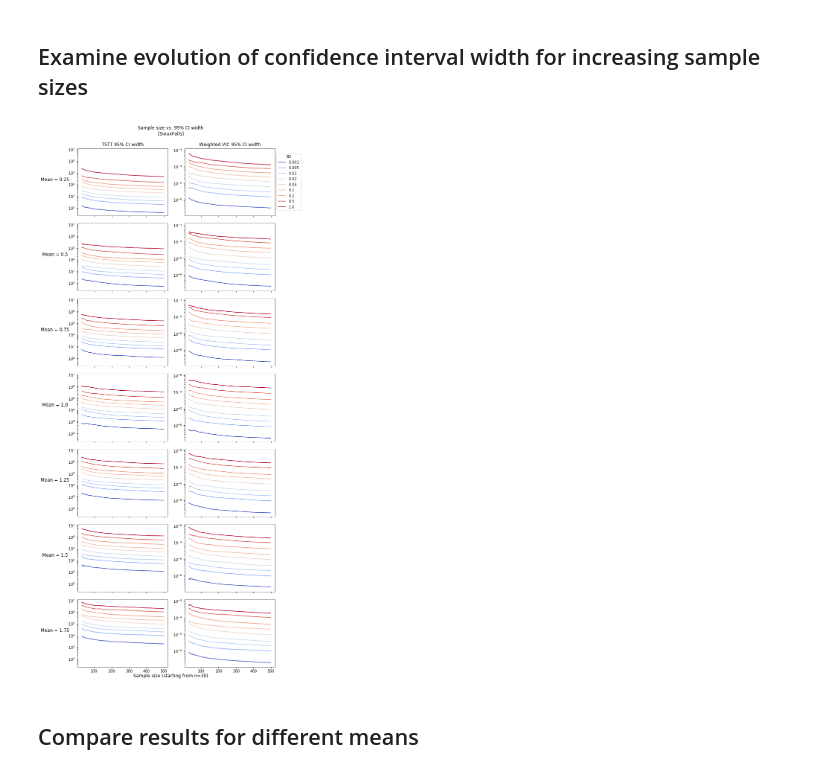
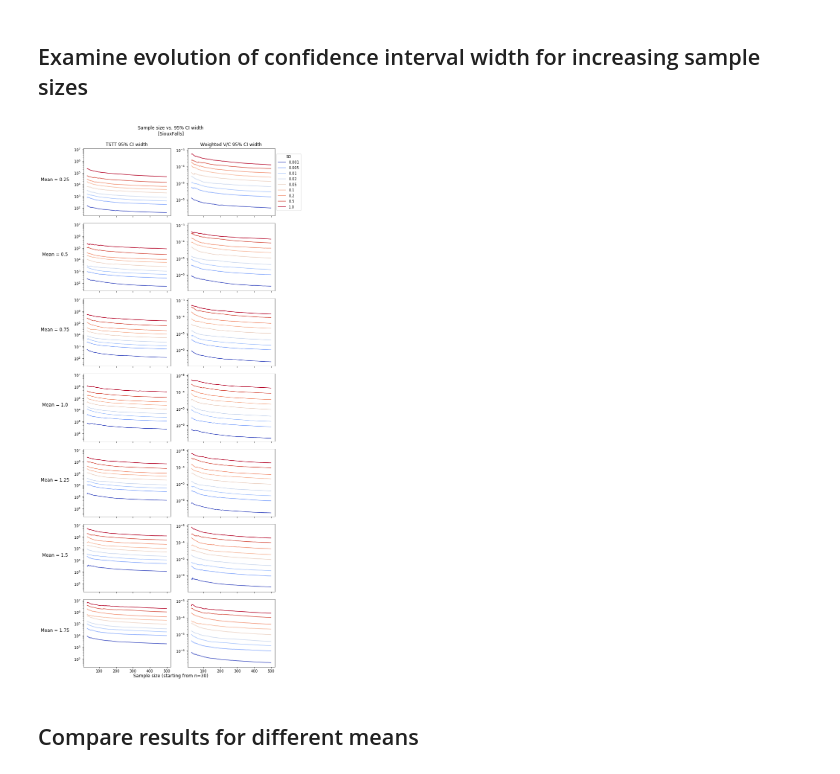
Before and after one commit to CarlinLiao/od-perturbation, a Jupyter notebook: automation.ipynb, the cells around one changed output. Saved outputs shown, nothing was run; the diff lists cells and outputs as text; code cells hidden in the pictures.

```diff
--- a/automation.ipynb
+++ b/automation.ipynb
@@ -198,35 +198,35 @@ def plot_ci_width_evo(df_ci_evo, net, plotFilename=None):
     means = df_ci_evo['mean'].unique()
     means.sort()
     sds = df_ci_evo['sd'].unique()
     sds.sort()
 
     cm = plt.get_cmap('coolwarm')
 
     fig, axes = plt.subplots(nrows=len(means), ncols=2, sharex=True, sharey='col', figsize=(10,len(means)*3))
     x = range(29,n)
     axes[0][0].set_title('TSTT 95% CI width')
     axes[0][1].set_title('Weighted V/C 95% CI width')
     for i,mean in enumerate(means):
         for sd in sds:
             color = 1+np.log10(sd)/3
             dftemp = df_ci_evo[(df_ci_evo['mean']==mean) & (df_ci_evo['sd']==sd)]
             axes[i][0].plot(x, dftemp['tstt_ci_width'][29:], c=cm(color), label='{}'.format(sd))
             axes[i][1].plot(x, dftemp['congestion_ci_width'][29:], c=cm(color), label='{}'.format(sd))
             axes[i][0].set_yscale('log')
             axes[i][1].set_yscale('log')
-        axes[i][0].set_ylabel('Mean = {}'.format(round(mean,2)), rotation=0, size='large', labelpad=35)
+        axes[i][0].set_ylabel('Mean = {}'.format(round(mean,2)), rotation=0, size='large', labelpad=50)
     axes[0][1].legend(title='SD', loc='center left', bbox_to_anchor=(1,0.5))
     fig.suptitle('Sample size vs. 95% CI width\n[{}]'.format(net))
     fig.text(0.5, 0, 'Sample size (starting from n=30)', ha='center', fontsize=12)
     fig.tight_layout()
     fig.subplots_adjust(top=0.94)
     if plotFilename:
         plt.savefig(plotFilename, dpi='figure')
     plt.show()
 
 plot_ci_width_evo(df_ci_evo, net, plotFilename='output/plots/{}_widths.png'.format(net))
 # %% [output]
-[figure, old version]
+[figure, new version]
 # %% [markdown]
 ## Compare results for different means
 # %%
```
Also changed, not shown: parts of 6 cells of this notebook.
